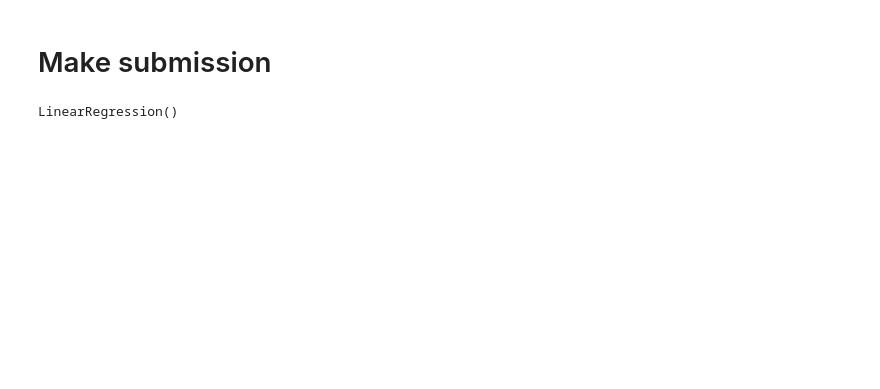
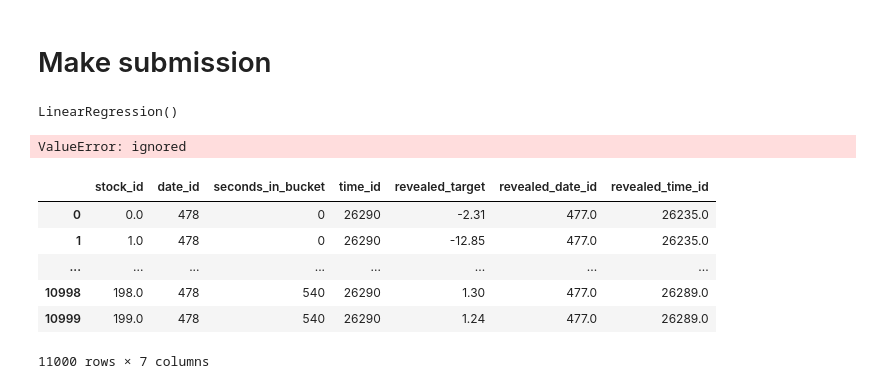
Before and after one commit to saintblue97/DeepNN_Optiver, a Jupyter notebook: brett_10_11.ipynb, the cells around one changed output. Drawn from its saved outputs; the diff is of its cells as text; code cells hidden in the pictures; blank space fills up the shorter version.

```diff
--- a/brett_10_11.ipynb
+++ b/brett_10_11.ipynb
@@ -208,6 +207,3 @@ preprocess_steps = [
   # ('scaler', StandardScaler()),
 ]
 pipeline = Pipeline(preprocess_steps)
-# %%
-X_transformed = pipeline.fit_transform(X_train)
-X_transformed
@@ -246,4 +214,30 @@ lr = LinearRegression()
 lr.fit(pipeline.fit_transform(X_train),y_train)
 # %% [output]
 LinearRegression()
+# %%
+precomputed_predictions = lr.predict(pipeline.fit_transform(df_test))
+
+ # Convert lists to dataframes
+df_pred = pd.DataFrame(precomputed_predictions, columns=['predicted_target'])
+
+# Make sure both lists are of the same length before computing MAE
+min_len = min(len(df_revealed_targets), len(precomputed_predictions))
+df_true = df_revealed_targets.head(min_len)
+df_pred = df_pred.head(min_len)
+
+# Calculate and print the MAE
+mae = mean_absolute_error(df_true['revealed_target'].fillna(0), df_pred)
+print("Mean Absolute Error:", mae)
+# %% [output]
+ValueError: ignored
+# %%
+df_true[:11000]
+# %% [output]
+|  | stock_id | date_id | seconds_in_bucket | time_id | revealed_target | revealed_date_id | revealed_time_id |
+| 0 | 0.0 | 478 | 0 | 26290 | -2.31 | 477.0 | 26235.0 |
+| 1 | 1.0 | 478 | 0 | 26290 | -12.85 | 477.0 | 26235.0 |
+| ... | ... | ... | ... | ... | ... | ... | ... |
+| 10998 | 198.0 | 478 | 540 | 26290 | 1.30 | 477.0 | 26289.0 |
+| 10999 | 199.0 | 478 | 540 | 26290 | 1.24 | 477.0 | 26289.0 |
+11000 rows × 7 columns
 # %%
```
Also changed, not shown: parts of 14 cells of this notebook.
